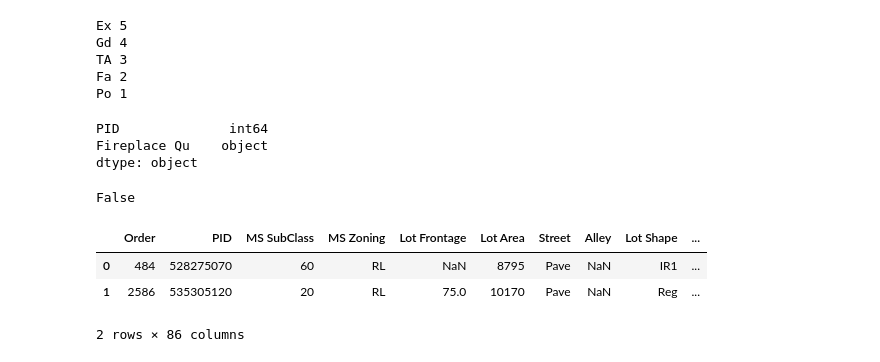
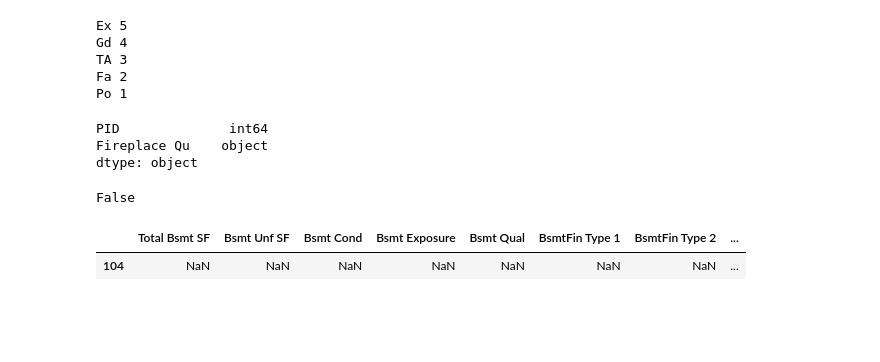
Before and after one commit to xnicolovici/machine_learning, a Jupyter notebook: notebooks/Course No 3/09. Course project/03. Part 2 - House prices/Untitled.ipynb, the cells around one changed output. Cells and saved outputs as stored; diff of their text form; code cells hidden in the pictures; blank space fills up the shorter version.

```diff
--- a/notebooks/Course No 3/09. Course project/03. Part 2 - House prices/Untitled.ipynb
+++ b/notebooks/Course No 3/09. Course project/03. Part 2 - House prices/Untitled.ipynb
@@ -78,10 +78,14 @@ ordinal_column =[
 encodeOrdinalColumnToNumeric(data_df,column)
 # %% [output]
 False
-# %%
-pd.get_dummies(data_df,columns=['Fireplace Qu']).head(2)
-# %% [output]
-|  | Order | PID | MS SubClass | MS Zoning | Lot Frontage | Lot Area | Street | Alley | Lot Shape | ... |
-| 0 | 484 | 528275070 | 60 | RL | NaN | 8795 | Pave | NaN | IR1 | ... |
-| 1 | 2586 | 535305120 | 20 | RL | 75.0 | 10170 | Pave | NaN | Reg | ... |
-2 rows × 86 columns
+# %%
+data_df[data_df['Total Bsmt SF'] == 0][['Total Bsmt SF','Bsmt Cond','Bsmt Exposure','Bsmt Qual','BsmtFin Type 1','BsmtFin Type 2','BsmtFin SF 1','BsmtFin SF 2']].values
+
+temp_df = data_df[['Total Bsmt SF','Bsmt Unf SF','Bsmt Cond','Bsmt Exposure','Bsmt Qual','BsmtFin Type 1','BsmtFin Type 2','BsmtFin SF 1','BsmtFin SF 2']].copy()
+temp_df['Sum'] = data_df['BsmtFin SF 1'] + data_df['BsmtFin SF 2'] + data_df['Bsmt Unf SF']
+temp_df['Equal ?'] = temp_df['Sum'] == temp_df['Total Bsmt SF']
+temp_df['Equal ?'].value_counts()
+temp_df[np.logical_not(temp_df['Equal ?'])]
+# %% [output]
+|  | Total Bsmt SF | Bsmt Unf SF | Bsmt Cond | Bsmt Exposure | Bsmt Qual | BsmtFin Type 1 | BsmtFin Type 2 | ... |
+| 104 | NaN | NaN | NaN | NaN | NaN | NaN | NaN | ... |
```
Also changed, not shown: 2 other files.
